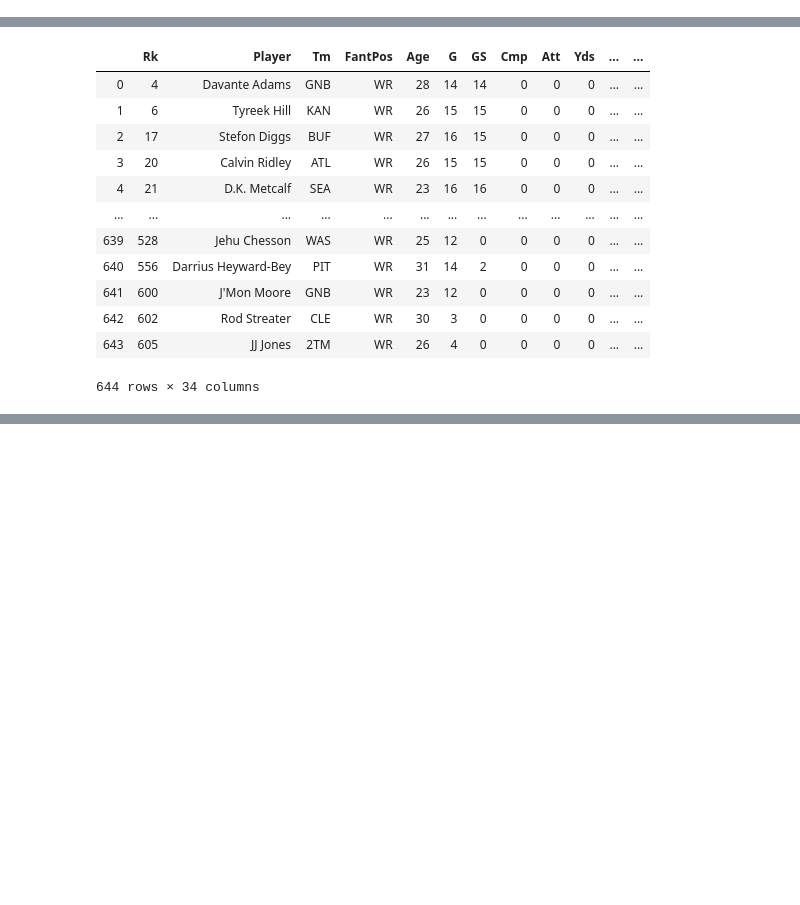
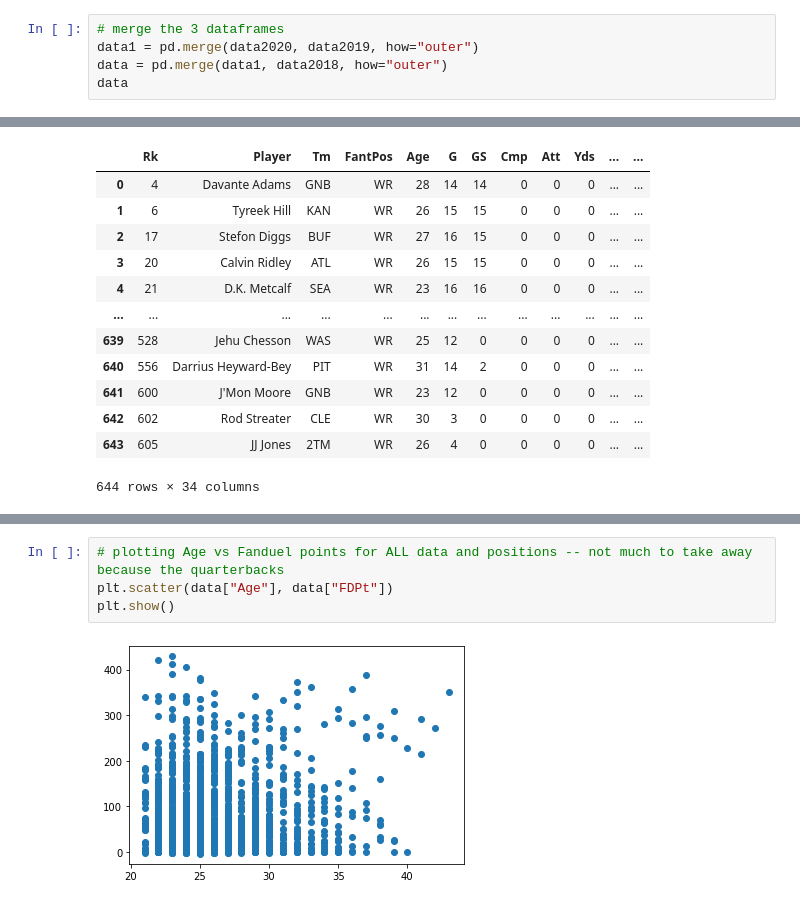
Before and after one commit to rickshev/fantasy-football, a Jupyter notebook: Untitled.ipynb, the cells around one changed output, grey strips where cells are left out. Saved outputs shown, nothing was run; the diff lists cells and outputs as text; blank space fills up the shorter version.

Commit message:
Merged all data into one dataframe and began plotting stats

```diff
--- a/Untitled.ipynb
+++ b/Untitled.ipynb
@@ -69,3 +71,8 @@ data2018
 | 606 | 607 | Riley McCarron | NWE | 0 | 25 | 1 | 0 | 0 | 0 | 0 | ... | ... |
 | 607 | 608 | Jojo Natson | LAR | 0 | 24 | 13 | 0 | 0 | 0 | 0 | ... | ... |
 608 rows × 34 columns
+# %%
+# merge the 3 dataframes
+data1 = pd.merge(data2020, data2019, how="outer")
+data = pd.merge(data1, data2018, how="outer")
+data
@@ -170,0 +219,6 @@ te1 = pd.merge(te20, te19, )
+# %%
+# plotting Age vs Fanduel points for ALL data and positions -- not much to take away because the quarterbacks
+plt.scatter(data["Age"], data["FDPt"])
+plt.show()
+# %% [output]
+[figure, added]
```
Also changed, not shown: parts of 12 cells of this notebook.
